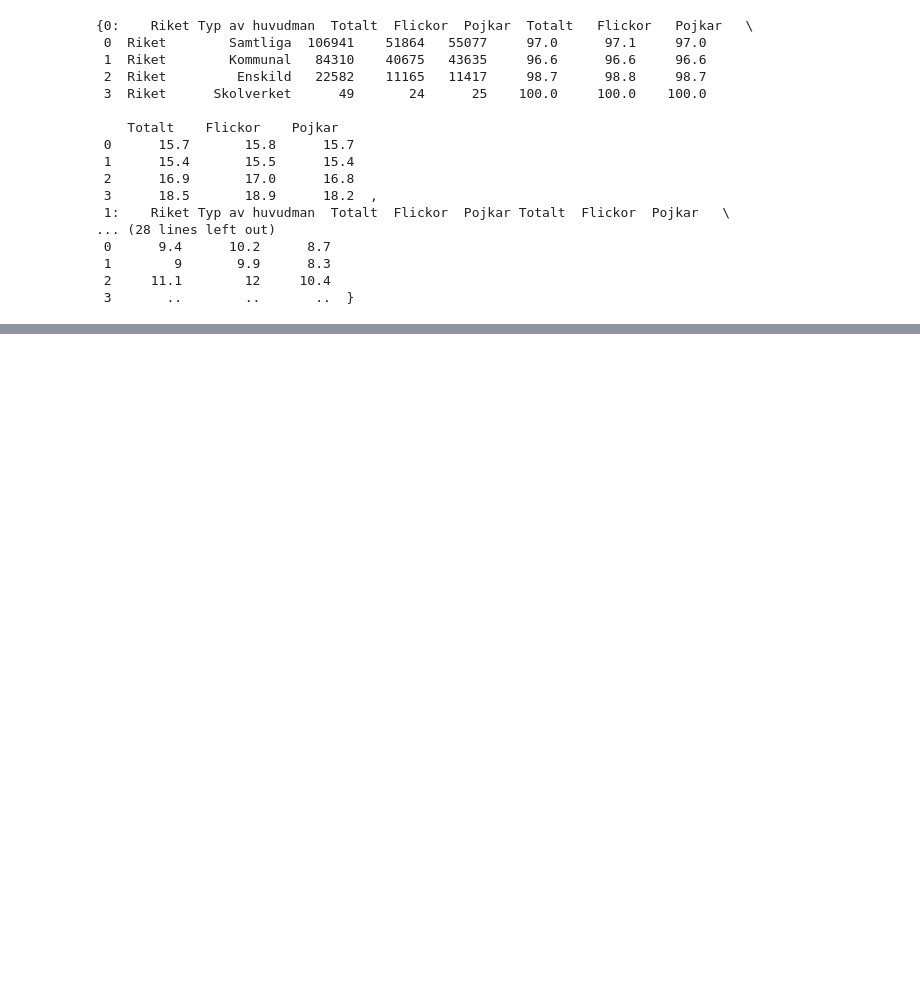
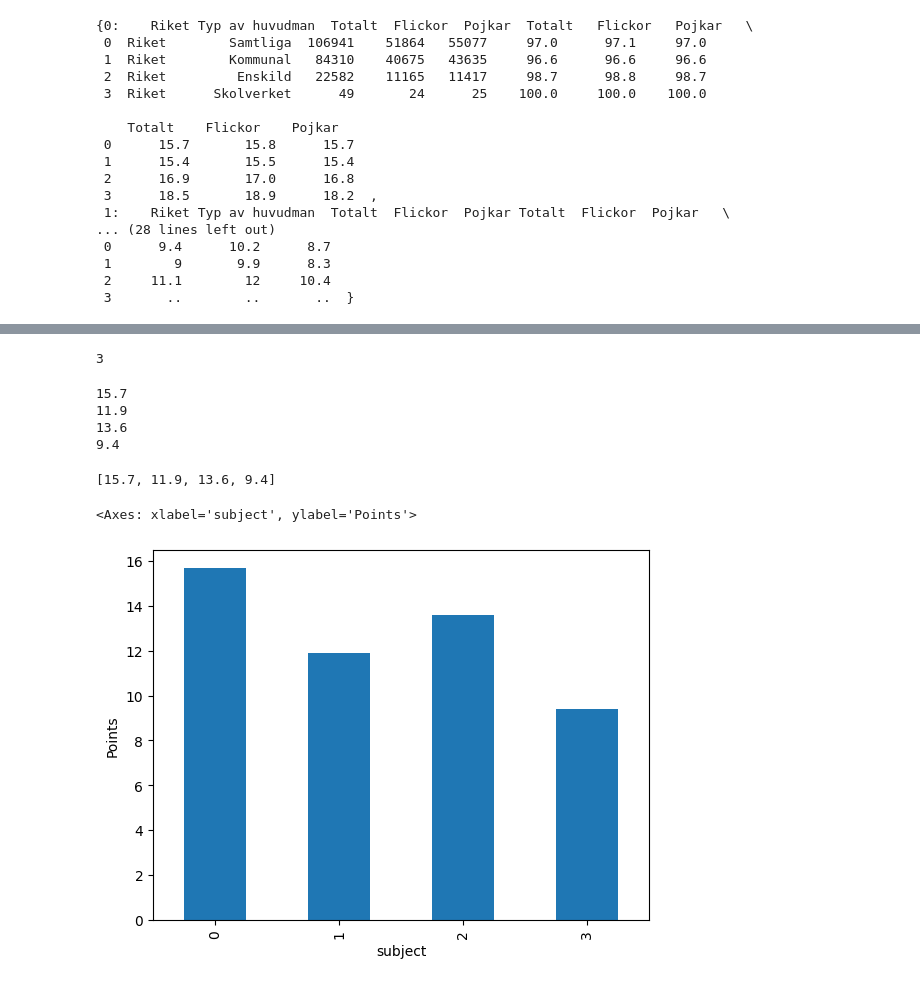
Before and after one commit to Zandri2k/Python-Sandra-Nilsson-OPA23, a Jupyter notebook: Labb_2/Labb_2.ipynb, the cells around one changed output, grey strips where cells are left out. Drawn from its saved outputs; the diff is of its cells as text; code cells hidden in the pictures; blank space fills up the shorter version.

```diff
--- a/Labb_2/Labb_2.ipynb
+++ b/Labb_2/Labb_2.ipynb
@@ -155,0 +180,22 @@ df_subjects[3].head()
+# %%
+key
+# %% [output]
+3
+# %%
+for key in df_subjects:
+    print(df_subjects[key]["Totalt (Poäng)"][0])
+# %% [output]
+15.7
+11.9
+13.6
+9.4
+# %%
+total_point= [df_subjects[key]["Totalt (Poäng)"][0] for key in df_subjects] #list comprehenssion
+total_point
+# %% [output]
+[15.7, 11.9, 13.6, 9.4]
+# %%
+pd.Series(total_point).plot(kind="bar", x="", y="", xlabel= "subject", ylabel="Points")
+# %% [output]
+<Axes: xlabel='subject', ylabel='Points'>
+[figure, added]
```
Also changed, not shown: parts of 3 cells of this notebook.
